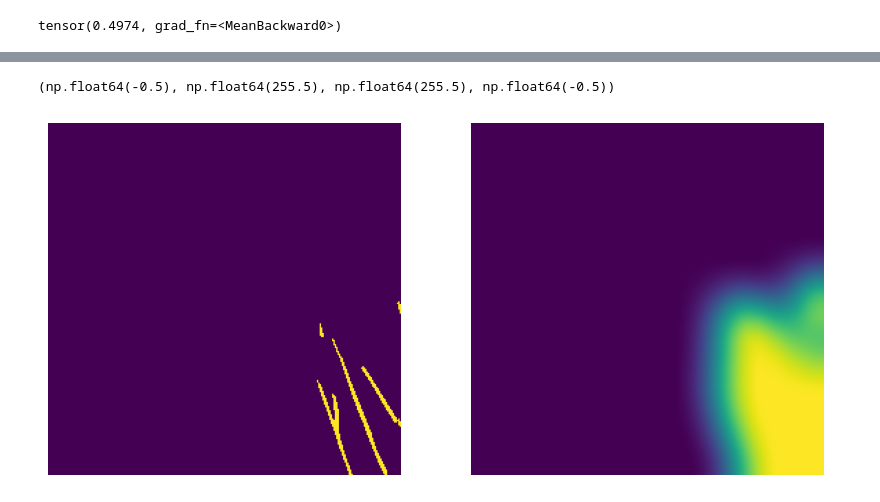
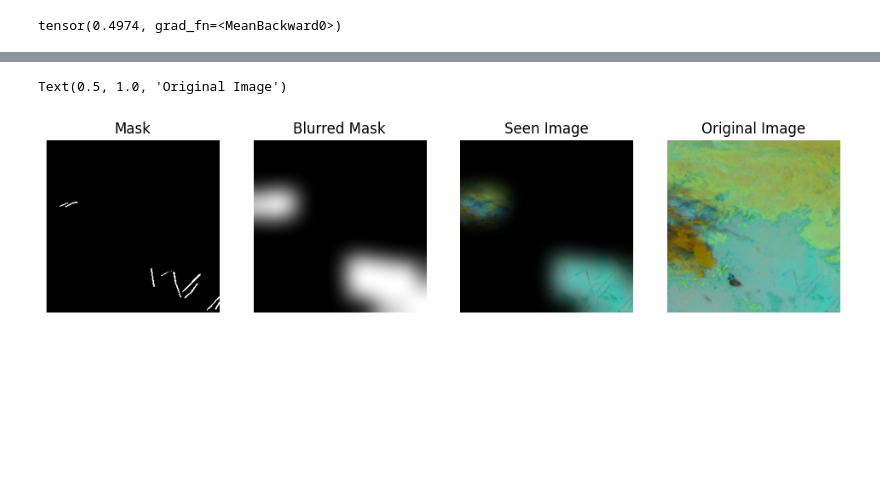
Before and after one commit to aryangarg794/contrail-segmentation, a Jupyter notebook: notebooks/saliency_checks.ipynb, the cells around one changed output, grey strips where cells are left out. Drawn from its saved outputs; the diff is of its cells as text; code cells hidden in the pictures; blank space fills up the shorter version.

Commit message:
added some examples of mask

```diff
--- a/notebooks/saliency_checks.ipynb
+++ b/notebooks/saliency_checks.ipynb
@@ -92,56 +134,24 @@ ValueError: not enough values to unpack (expected 2, got 1)
 # %%
-from torchvision.transforms.functional import gaussian_blur
-import math
-
-import torch.nn.functional as F
-
 idx = random.randint(0, len(metadata)-1)
 record_id = metadata.loc[idx]['record_id']
 example_img = fake_color_img(record_id, data_dir)[:, :, :, 4]
 
-def plateau_cloud(mask, dilation_size=25, blur_sigma=30):
-    if mask.ndim == 3:
-            mask = mask.unsqueeze(1)
-
-    padding = dilation_size // 2
-    thick_mask = F.max_pool2d(mask.float(), kernel_size=dilation_size, stride=1, padding=padding)
-
-    k_size = int(math.ceil(4 * blur_sigma)) | 1
-    soft_targets = gaussian_blur(thick_mask, [k_size, k_size], sigma=[blur_sigma, blur_sigma])
-
-    view_shape = soft_targets.shape
-    flat_targets = soft_targets.view(view_shape[0], -1)
-    max_per_sample = flat_targets.max(dim=1, keepdim=True)[0]
-
-    soft_targets = flat_targets / (max_per_sample + 1e-8)
-
-    return soft_targets.view(view_shape)
-
-def get_full_cloud_mask(mask, sigma=25.0, gamma=0.2):
-    mask = mask.float()
-
-    k_size = int(math.ceil(4 * sigma))
-    if k_size % 2 == 0:
-        k_size += 1
-
-    with torch.no_grad():
-        soft_targets = gaussian_blur(mask, [k_size, k_size], sigma=[sigma, sigma])
-
-        max_val = soft_targets.max()
-        if max_val > 0:
-            soft_targets = soft_targets / max_val
-
-        soft_targets = torch.pow(soft_targets, gamma)
-
-    return soft_targets
-
 mask = torch.tensor(get_mask(record_id, data_dir)).unsqueeze(0).permute(0, 3, 1, 2).float()
 soft_targets = plateau_cloud(mask, dilation_size=35, blur_sigma=15)
-fig, axes = plt.subplots(1, 2, figsize=(10, 6))
-axes[0].imshow(mask.squeeze().numpy())
+fig, axes = plt.subplots(1, 4, figsize=(12, 8))
+axes[0].imshow(mask.squeeze().numpy(), cmap='gray')
+axes[0].set_title('Mask')
 axes[0].axis('off')
-axes[1].imshow(soft_targets.squeeze().numpy())
+axes[1].imshow(soft_targets.squeeze().numpy(), cmap='gray')
 axes[1].axis('off')
+axes[1].set_title('Blurred Mask')
+axes[2].imshow(soft_targets.squeeze().unsqueeze(-1).numpy() * example_img)
+axes[2].axis('off')
+axes[2].set_title('Seen Image')
+axes[3].imshow(example_img)
+axes[3].axis('off')
+
+axes[3].set_title('Original Image')
 # %% [output]
-(np.float64(-0.5), np.float64(255.5), np.float64(255.5), np.float64(-0.5))
+Text(0.5, 1.0, 'Original Image')
-[figure, old version]
+[figure, new version]
```
Also changed, not shown: parts of 5 cells of this notebook, 1 other file.
